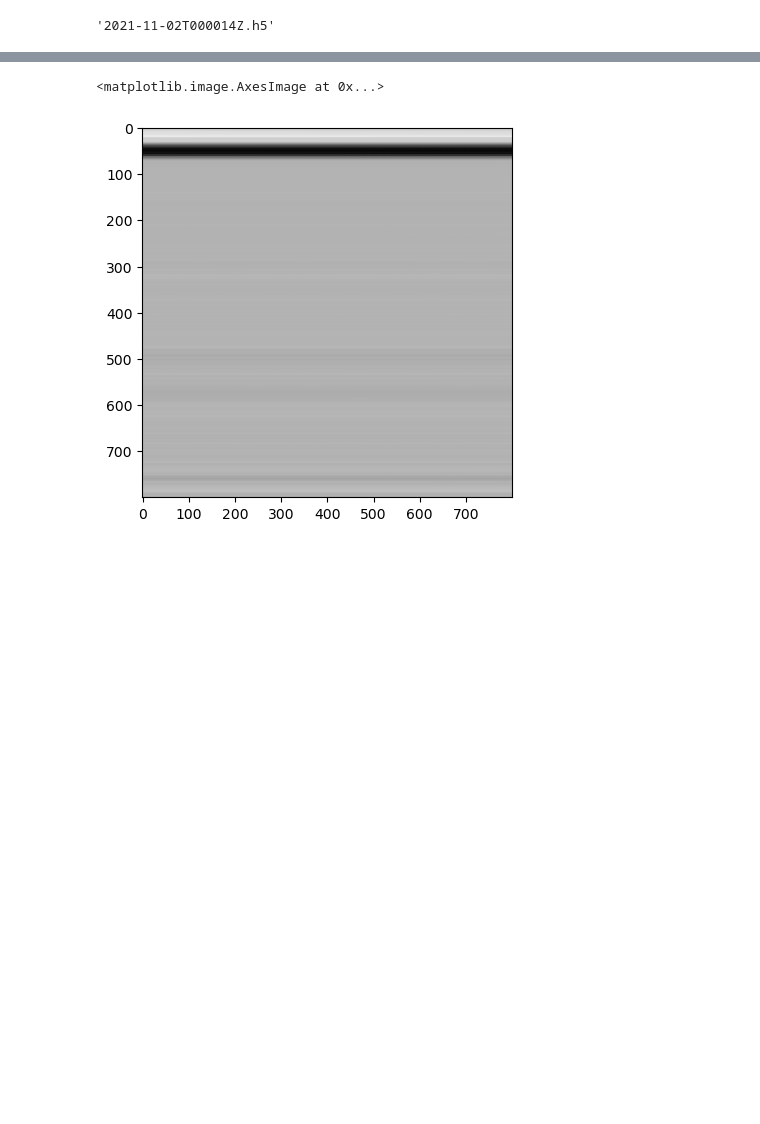
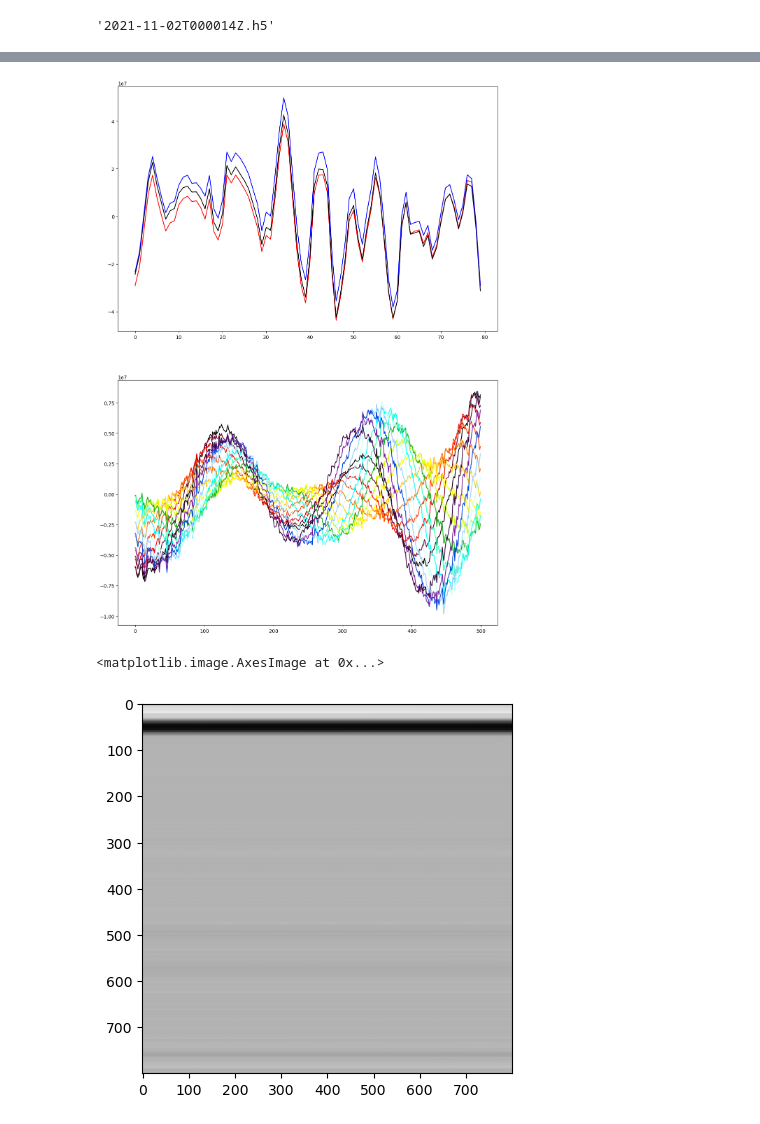
Before and after one commit to niyiyu/DASstore, a Jupyter notebook: notebooks/robtestnbk.ipynb, the cells around one changed output, grey strips where cells are left out. Saved outputs shown, nothing was run; the diff lists cells and outputs as text; code cells hidden in the pictures; blank space fills up the shorter version.

```diff
--- a/notebooks/robtestnbk.ipynb
+++ b/notebooks/robtestnbk.ipynb
@@ -259,0 +257,4 @@ len(c)
+# %%
+chanref = a[dlen//2, :]
+
+for i in range(dlen): f[i] = a[i] - chanref[:]
@@ -260,3 +270,33 @@ len(c)
+# %%
+cols=['k', 'xkcd:maroon', 'xkcd:red', 'xkcd:red orange',
+      'xkcd:orange', 'xkcd:golden yellow', 'xkcd:bright yellow',
+      'xkcd:greenish yellow', 'xkcd:green', 'xkcd:greenish cyan',
+      'xkcd:cyan', 'xkcd:light light blue', 'xkcd:light blue',
+      'xkcd:blue', 'xkcd:purple', 'xkcd:dark purple']
+ncols = len(cols)
+
+fig,ax=plt.subplots(2,figsize=(14,20))
+
+pulse0, pulseMid, pulseN = 0, 6000, 11999
+pulseChan0, pulseChanN = 13820, 13900
+ax[0].plot(a[pulse0,   pulseChan0:pulseChanN], c='r')
+ax[0].plot(a[pulseMid, pulseChan0:pulseChanN], c='k')
+ax[0].plot(a[pulseN,   pulseChan0:pulseChanN], c='b')
+
+chanstart  = 12500
+chanend    = 13000
+
+pulsestart = 8000          # was 9000      # was 6000
+pulseend   = 11000          # was 11000     #     8000
+pulsestep  =  200
+
+for i in range(pulsestart, pulseend + 1, pulsestep):
+    j = (i - pulsestart)//pulsestep
+    ax[1].plot(f[i,chanstart:chanend], c=cols[j%ncols])
+
+fig.show()
+# %% [output]
+[figure, added]
 # %%
 from matplotlib import pyplot as plt
 fig,ax=plt.subplots()
```
Also changed, not shown: parts of 29 cells of this notebook.
